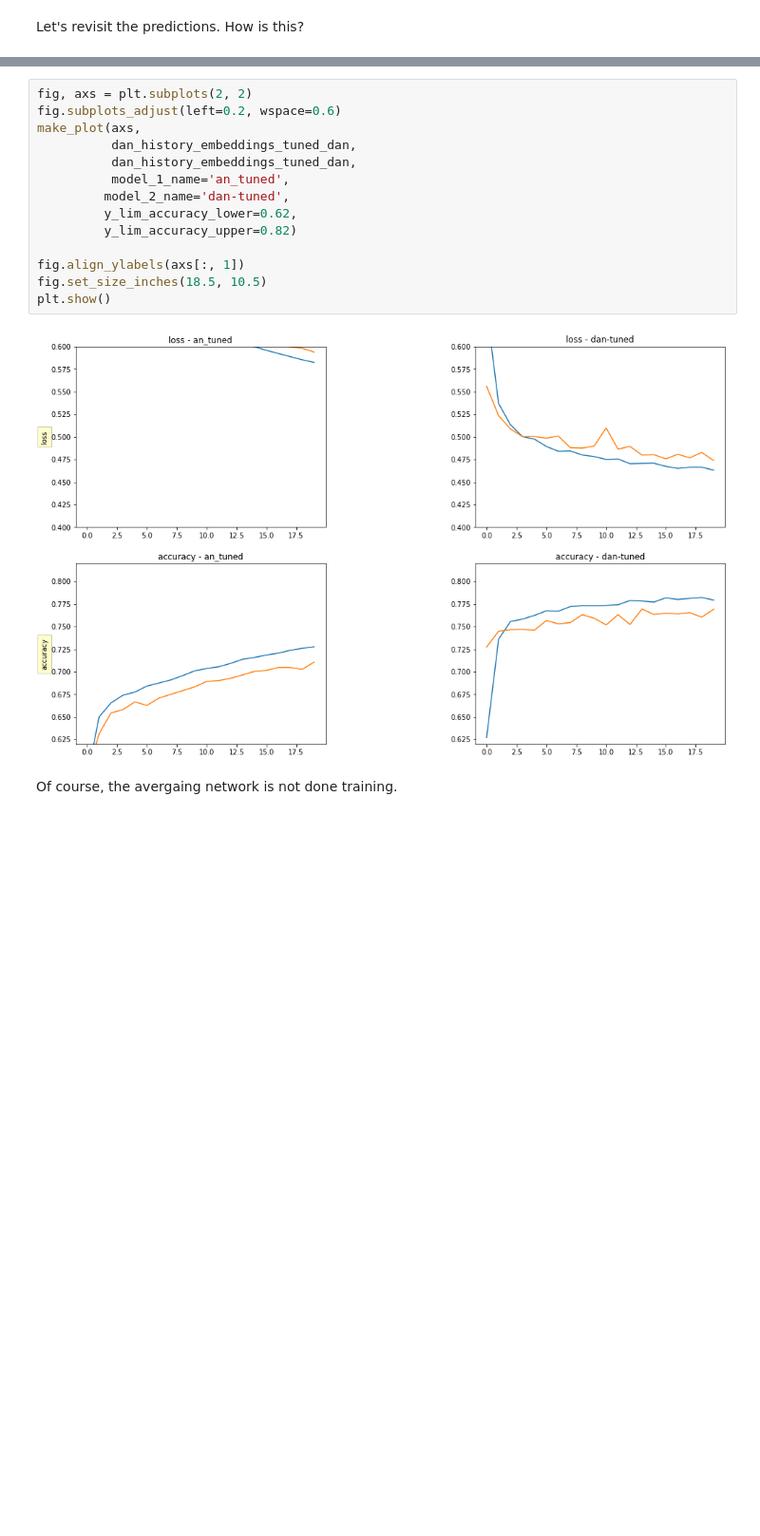
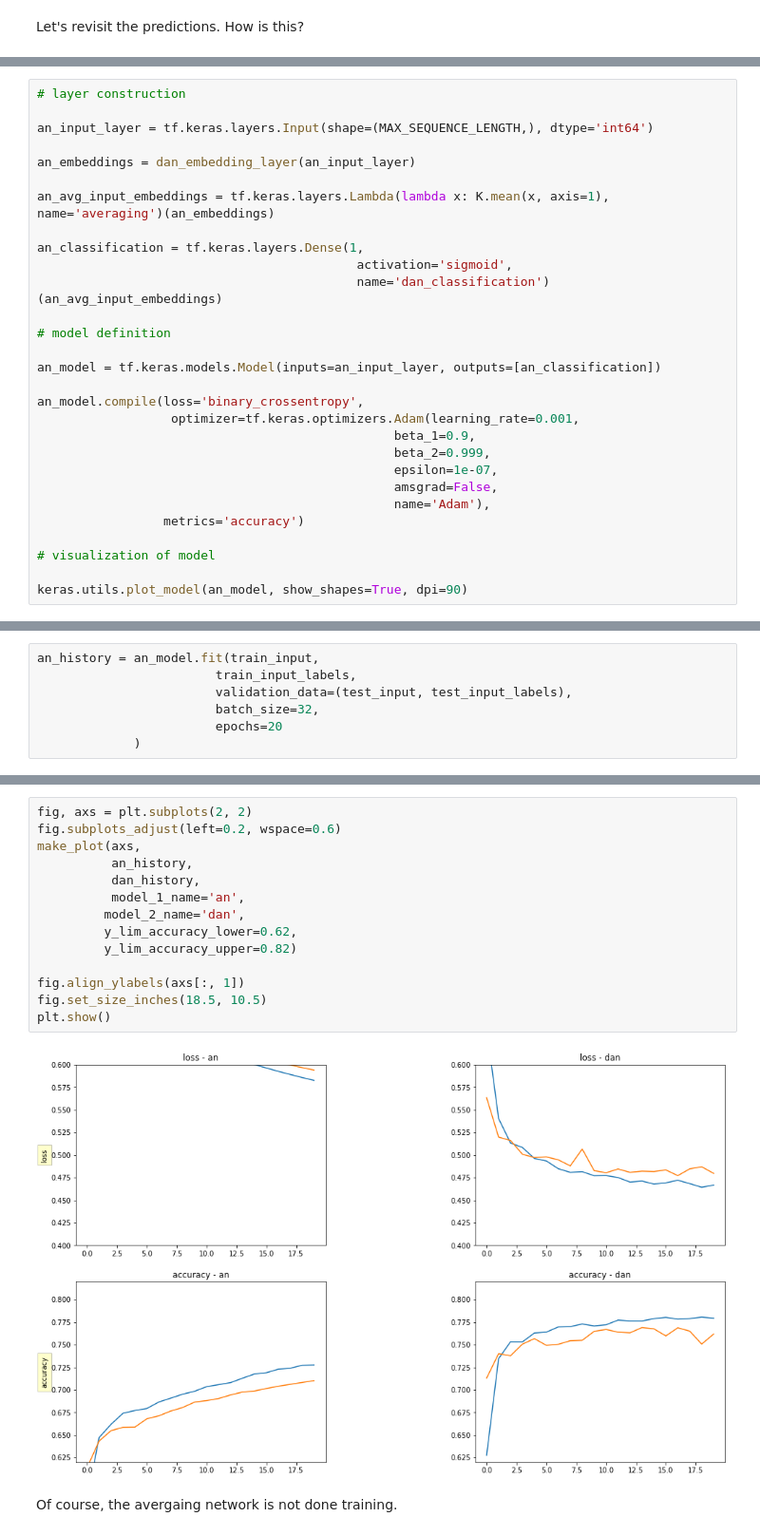
Before and after one commit to datasci-w266/2022-summer-main, a Jupyter notebook: materials/lesson_notebooks/lesson_2_DAN_CNN_text_classification.ipynb, the cells around one changed output, grey strips where cells are left out. Shown at 95% size. Cells and saved outputs as stored; diff of their text form; blank space fills up the shorter version.

```diff
--- a/materials/lesson_notebooks/lesson_2_DAN_CNN_text_classification.ipynb
+++ b/materials/lesson_notebooks/lesson_2_DAN_CNN_text_classification.ipynb
@@ -433,0 +445,29 @@ labels:
+# %%
+# layer construction
+
+an_input_layer = tf.keras.layers.Input(shape=(MAX_SEQUENCE_LENGTH,), dtype='int64')
+
+an_embeddings = dan_embedding_layer(an_input_layer)
+
+an_avg_input_embeddings = tf.keras.layers.Lambda(lambda x: K.mean(x, axis=1), name='averaging')(an_embeddings)
+
+an_classification = tf.keras.layers.Dense(1,
+                                           activation='sigmoid',
+                                           name='dan_classification')(an_avg_input_embeddings)
+
+# model definition
+
+an_model = tf.keras.models.Model(inputs=an_input_layer, outputs=[an_classification])
+
+an_model.compile(loss='binary_crossentropy',
+                  optimizer=tf.keras.optimizers.Adam(learning_rate=0.001,
+                                                beta_1=0.9,
+                                                beta_2=0.999,
+                                                epsilon=1e-07,
+                                                amsgrad=False,
+                                                name='Adam'),
+                 metrics='accuracy')
+
+# visualization of model
+
+keras.utils.plot_model(an_model, show_shapes=True, dpi=90)
@@ -433,0 +476,7 @@ labels:
+# %%
+an_history = an_model.fit(train_input,
+                        train_input_labels,
+                        validation_data=(test_input, test_input_labels),
+                        batch_size=32,
+                        epochs=20
+             )
@@ -447,19 +514,19 @@ Below is a sample plot for two different runs:
 # %%
 fig, axs = plt.subplots(2, 2)
 fig.subplots_adjust(left=0.2, wspace=0.6)
 make_plot(axs,
-          dan_history_embeddings_tuned_dan,
-          dan_history_embeddings_tuned_dan,
-          model_1_name='an_tuned',
-         model_2_name='dan-tuned',
+          an_history,
+          dan_history,
+          model_1_name='an',
+         model_2_name='dan',
          y_lim_accuracy_lower=0.62,
          y_lim_accuracy_upper=0.82)
 
 fig.align_ylabels(axs[:, 1])
 fig.set_size_inches(18.5, 10.5)
 plt.show()
 # %% [output]
-[figure, old version]
+[figure, new version]
 # %% [markdown]
 Of course, the avergaing network is not done training.
 # %% [markdown]
```
Also changed, not shown: parts of 14 cells of this notebook.
